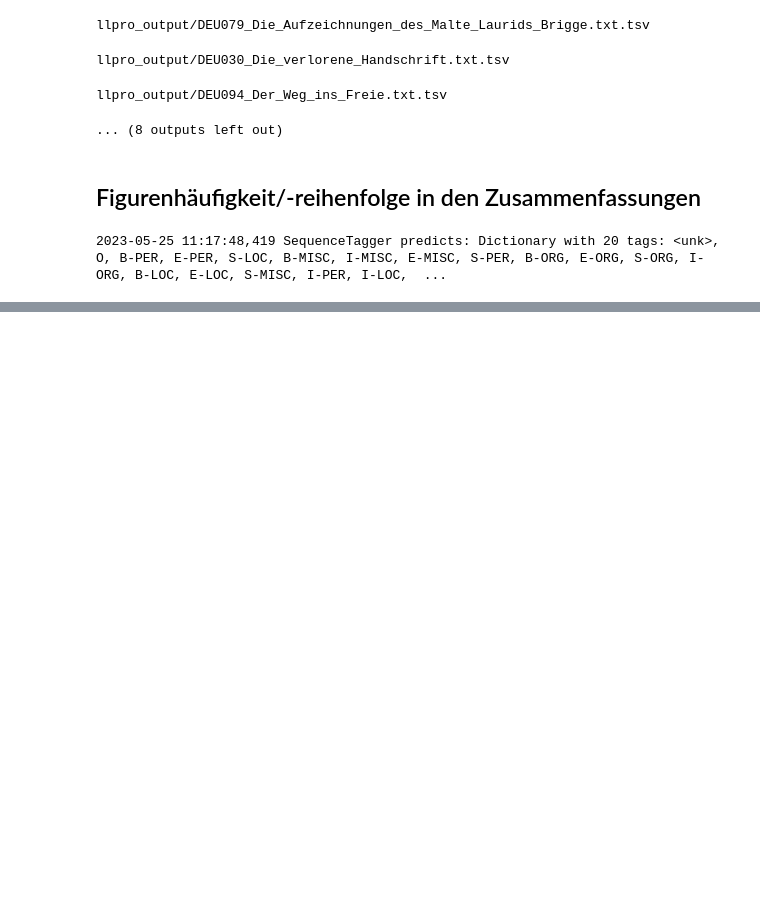
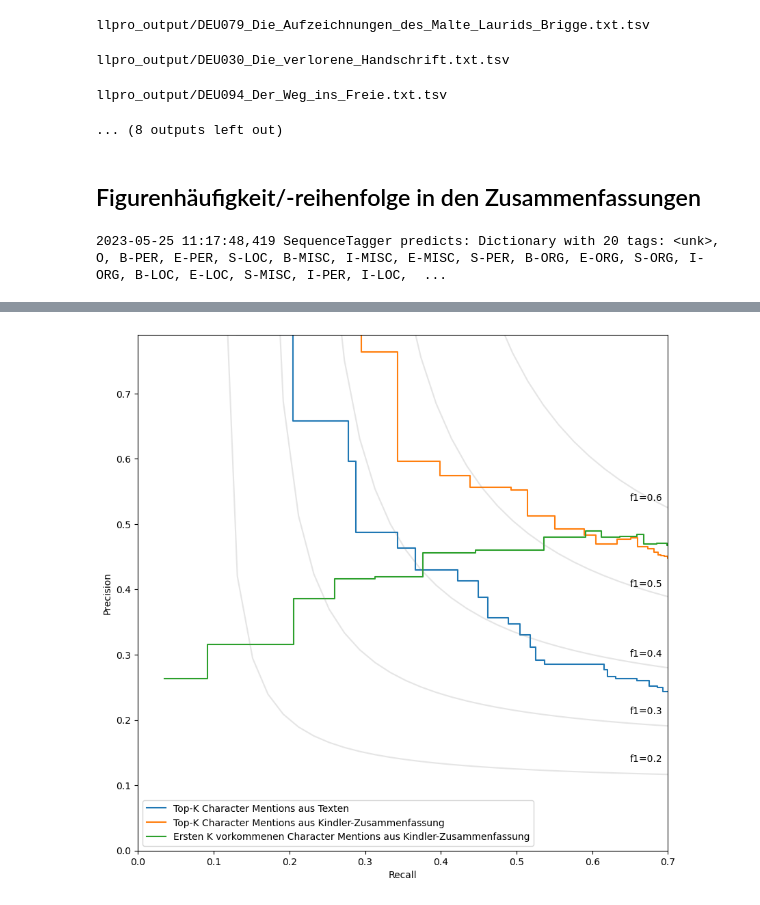
Before and after one commit to aehrm/seminar_cls_2023, a Jupyter notebook: 03_LLpro_Figuren.ipynb, the cells around one changed output, grey strips where cells are left out. Drawn from its saved outputs; the diff is of its cells as text; code cells hidden in the pictures; blank space fills up the shorter version.

```diff
--- a/03_LLpro_Figuren.ipynb
+++ b/03_LLpro_Figuren.ipynb
@@ -125,0 +132,7 @@ for file in tqdm(summaries):
+# %%
+freq_texts = pandas.read_csv('figurenhäufigkeit.csv', index_col=None)
+freq_summaries = pandas.read_csv('figurenhäufigkeit_kindler.csv', index_col=None)
+gold = pandas.read_csv('Romanauswahl_Hauptfiguren_Goldstandard.csv', index_col=None, sep=';')
+# %%
+text_mapping = pandas.read_csv('mapping.csv')
+text_mapping
@@ -125,0 +181,71 @@ for file in tqdm(summaries):
+# %%
+from sklearn.metrics import PrecisionRecallDisplay
+
+fig, ax = plt.subplots(figsize=(10,10), dpi=100)
+prs = []
+recs = []
+
+for _, row in text_mapping.iterrows():
+    gold_chars = gold[gold.Titel == row.gold_name].Hauptfiguren_Goldstandard
+    if len(gold_chars) == 0:
+        print('missing', row.filename)
+        continue
+    gold_chars = gold_chars.item().split(', ')
+    pred_chars = freq_texts[freq_texts.filename == row.filename].char.tolist()
+
+    pr, rec, thres = np.array(list(zip(*predict_by_text_freq(gold_chars, pred_chars))))
+    prs.append(pr)
+    recs.append(rec)
+
+ax.plot(np.array(recs).mean(axis=0), np.array(prs).mean(axis=0), drawstyle="steps-post", label='Top-K Character Mentions aus Texten')
+
+
+prs = []
+recs = []
+
+for _, row in text_mapping.iterrows():
+    gold_chars = gold[gold.Titel == row.gold_name].Hauptfiguren_Goldstandard
+    if len(gold_chars) == 0:
+        print('missing', row.filename)
+        continue
+    gold_chars = gold_chars.item().split(', ')
+    pred_chars = freq_summaries[freq_summaries.filename == row.filename_kindler].sort_values('freq', ascending=False).mention.tolist()
+
+    pr, rec, thres = np.array(list(zip(*predict_by_text_freq(gold_chars, pred_chars))))
+    prs.append(pr)
+    recs.append(rec)
+
+ax.plot(np.array(recs).mean(axis=0), np.array(prs).mean(axis=0), drawstyle="steps-post", label='Top-K Character Mentions aus Kindler-Zusammenfassung')
+
+prs = []
+recs = []
+
+for _, row in text_mapping.iterrows():
+    gold_chars = gold[gold.Titel == row.gold_name].Hauptfiguren_Goldstandard
+    if len(gold_chars) == 0:
+        print('missing', row.filename)
+        continue
+    gold_chars = gold_chars.item().split(', ')
+    pred_chars = freq_summaries[freq_summaries.filename == row.filename_kindler].sort_values('occurence_order', ascending=True).mention.tolist()
+
+    pr, rec, thres = np.array(list(zip(*predict_by_text_freq(gold_chars, pred_chars))))
+    prs.append(pr)
+    recs.append(rec)
+
+ax.plot(np.array(recs).mean(axis=0), np.array(prs).mean(axis=0), drawstyle="steps-post", label='Ersten K vorkommenen Character Mentions aus Kindler-Zusammenfassung')
+
+f_scores = np.linspace(0.2, 0.6, num=5)
+lines, labels = [], []
+for f_score in f_scores:
+    x = np.linspace(0.01, 1)
+    y = f_score * x / (2 * x - f_score)
+    (l,) = ax.plot(x[y >= 0], y[y >= 0], color="gray", alpha=0.2)
+    ax.annotate("f1={0:0.1f}".format(f_score), xy=(0.65, y[35] + 0.02))
+
+
+ax.set_xlim([0.0, .7])
+ax.set_ylim([0.0, .79])
+ax.set(xlabel='Recall', ylabel='Precision')
+plt.legend()
+plt.show()
+# %% [output]
@@ -125,0 +255 @@ for file in tqdm(summaries):
+[figure, added]
```
Also changed, not shown: parts of 7 cells of this notebook, 2 other files.
